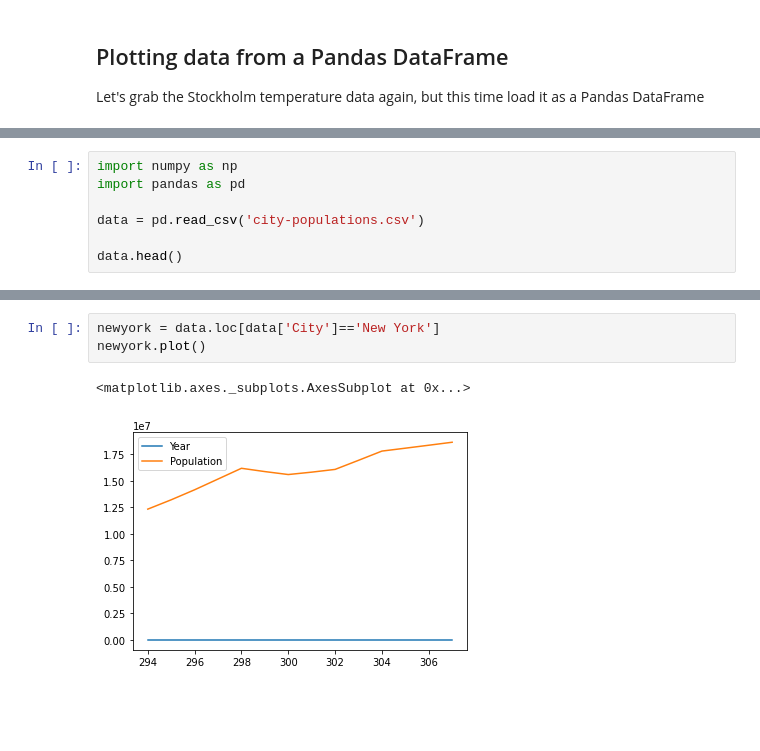
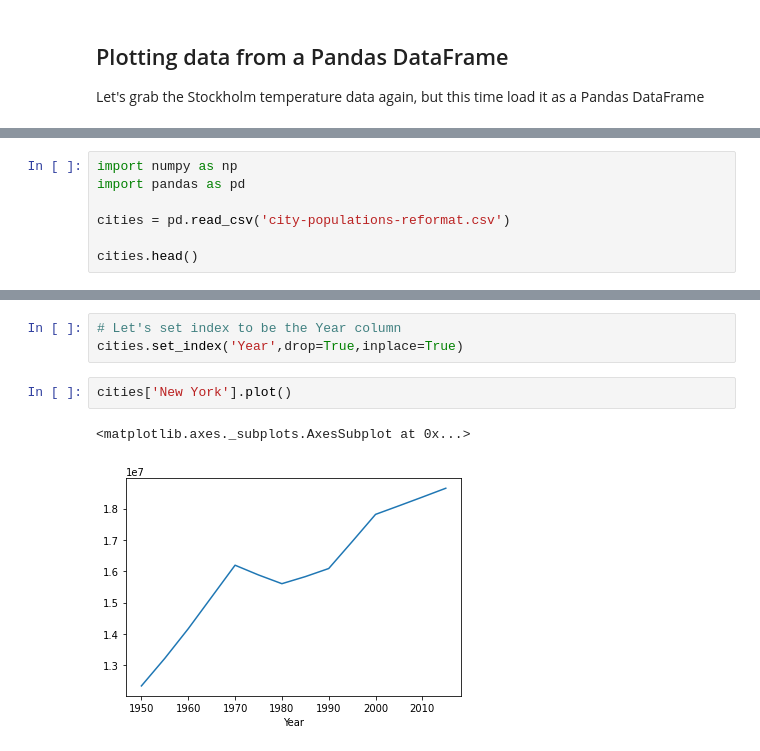
Before and after one commit to shaunmahony/BMMB554-2022, a Jupyter notebook: ipynb/matplotlib.ipynb, the cells around one changed output, grey strips where cells are left out. Saved outputs shown, nothing was run; the diff lists cells and outputs as text; blank space fills up the shorter version.

```diff
--- a/ipynb/matplotlib.ipynb
+++ b/ipynb/matplotlib.ipynb
@@ -57,7 +57,7 @@ Bangalore,1990,4042598
 import numpy as np
 import pandas as pd
 
-data = pd.read_csv('city-populations.csv')
+cities = pd.read_csv('city-populations-reformat.csv')
 
-data.head()
+cities.head()
 # %% [output]
@@ -70,6 +90,8 @@ data.head()
+# %%
+# Let's set index to be the Year column
+cities.set_index('Year',drop=True,inplace=True)
 # %%
-newyork = data.loc[data['City']=='New York']
-newyork.plot()
+cities['New York'].plot()
 # %% [output]
 <matplotlib.axes._subplots.AxesSubplot at 0x...>
-[figure, old version]
+[figure, new version]
```
Also changed, not shown: parts of 48 cells of this notebook.
